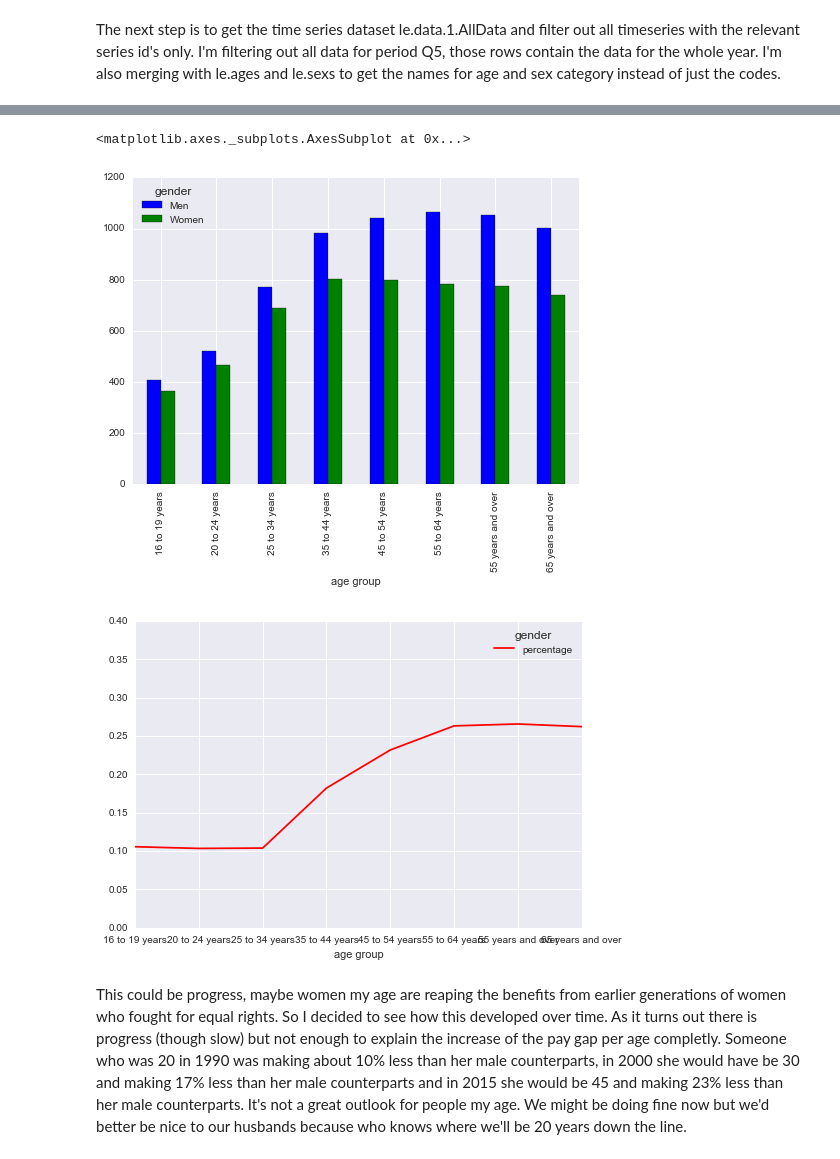
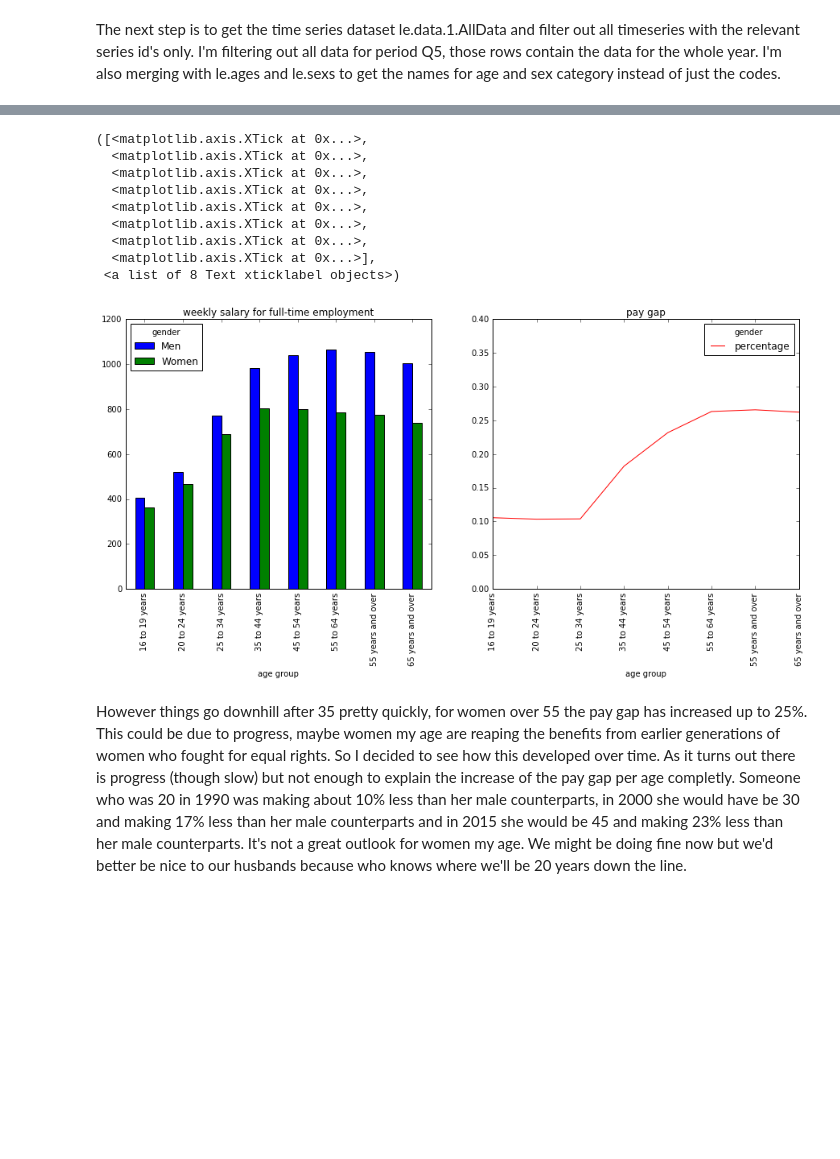
Before and after one commit to Nora38/Springboard, a Jupyter notebook: projects/data_story.ipynb, the cells around one changed output, grey strips where cells are left out. Drawn from its saved outputs; the diff is of its cells as text; code cells hidden in the pictures; blank space fills up the shorter version.

Commit message:
make data story plots nicer

```diff
--- a/projects/data_story.ipynb
+++ b/projects/data_story.ipynb
@@ -40,11 +39,11 @@ series_id_subset=series_id[(series_id.lfst_code==25)&
                     (series_id.indy_code==0)&
                     (series_id.occupation_code==0)&
                     (series_id.education_code==0)&
-                    (series_id.ages_code<>0)&(series_id.ages_code<>10)&(series_id.ages_code<>28)&(series_id.ages_code<>33)&
+                    (series_id.ages_code!=0)&(series_id.ages_code!=10)&(series_id.ages_code!=28)&(series_id.ages_code!=33)&
                     (series_id.race_code==0)&
                     (series_id.orig_code==0)&
                     (series_id.born_code==0)&
-                    (series_id.sexs_code<>0)&
+                    (series_id.sexs_code!=0)&
                     (series_id.seasonal=='U')]
 series_id_subset=series_id_subset.loc[:,['series_id','sexs_code','ages_code','earn_code']]
 # %% [markdown]
@@ -94,14 +93,25 @@ Based on data from the Bureau of Labor Statistics I compared weekly wages for fu
 # %%
-#plot1
+fig, axs = plt.subplots(ncols=2, figsize=(15, 6))
+
 plot_data=df.stack().unstack('year')[2015].unstack('gender')
-plot_data.loc[:,['Men','Women']].plot(kind='bar')
 
-#plot2 (put next to other plot and rotate labels)
-plot_data.loc[:,['percentage']].plot(ylim=(0,0.4),color='red',)
+plot_data.loc[:,['Men','Women']].plot(kind='bar', ax=axs[0])
+axs[0].set_title('weekly salary for full-time employment')
+
+plot_data.loc[:,['percentage']].plot(ylim=(0,0.4),color='red',ax=axs[1])
+axs[1].set_title('pay gap')
+plt.xticks(range(0,8), plot_data.loc[:,['percentage']].index, rotation='vertical')
 # %% [output]
-<matplotlib.axes._subplots.AxesSubplot at 0x...>
+([<matplotlib.axis.XTick at 0x...>,
+  <matplotlib.axis.XTick at 0x...>,
+  <matplotlib.axis.XTick at 0x...>,
+  <matplotlib.axis.XTick at 0x...>,
+  <matplotlib.axis.XTick at 0x...>,
+  <matplotlib.axis.XTick at 0x...>,
+  <matplotlib.axis.XTick at 0x...>,
+  <matplotlib.axis.XTick at 0x...>],
+ <a list of 8 Text xticklabel objects>)
-[figure, old version]
+[figure, new version]
-[figure, removed]
 # %% [markdown]
-This could be progress, maybe women my age are reaping the benefits from earlier generations of women who fought for equal rights. So I decided to see how this developed over time. As it turns out there is progress (though slow) but not enough to explain the increase of the pay gap per age completly. Someone who was 20 in 1990 was making about 10% less than her male counterparts, in 2000 she would have be 30 and making 17% less than her male counterparts and in 2015 she would be 45 and making 23% less than her male counterparts. It's not a great outlook for people my age. We might be doing fine now but we'd better be nice to our husbands because who knows where we'll be 20 years down the line.
+However things go downhill after 35 pretty quickly, for women over 55 the pay gap has increased up to 25%. This could be due to progress, maybe women my age are reaping the benefits from earlier generations of women who fought for equal rights. So I decided to see how this developed over time. As it turns out there is progress (though slow) but not enough to explain the increase of the pay gap per age completly. Someone who was 20 in 1990 was making about 10% less than her male counterparts, in 2000 she would have be 30 and making 17% less than her male counterparts and in 2015 she would be 45 and making 23% less than her male counterparts. It's not a great outlook for women my age. We might be doing fine now but we'd better be nice to our husbands because who knows where we'll be 20 years down the line.
 # %%
```
Also changed, not shown: parts of 6 cells of this notebook.
